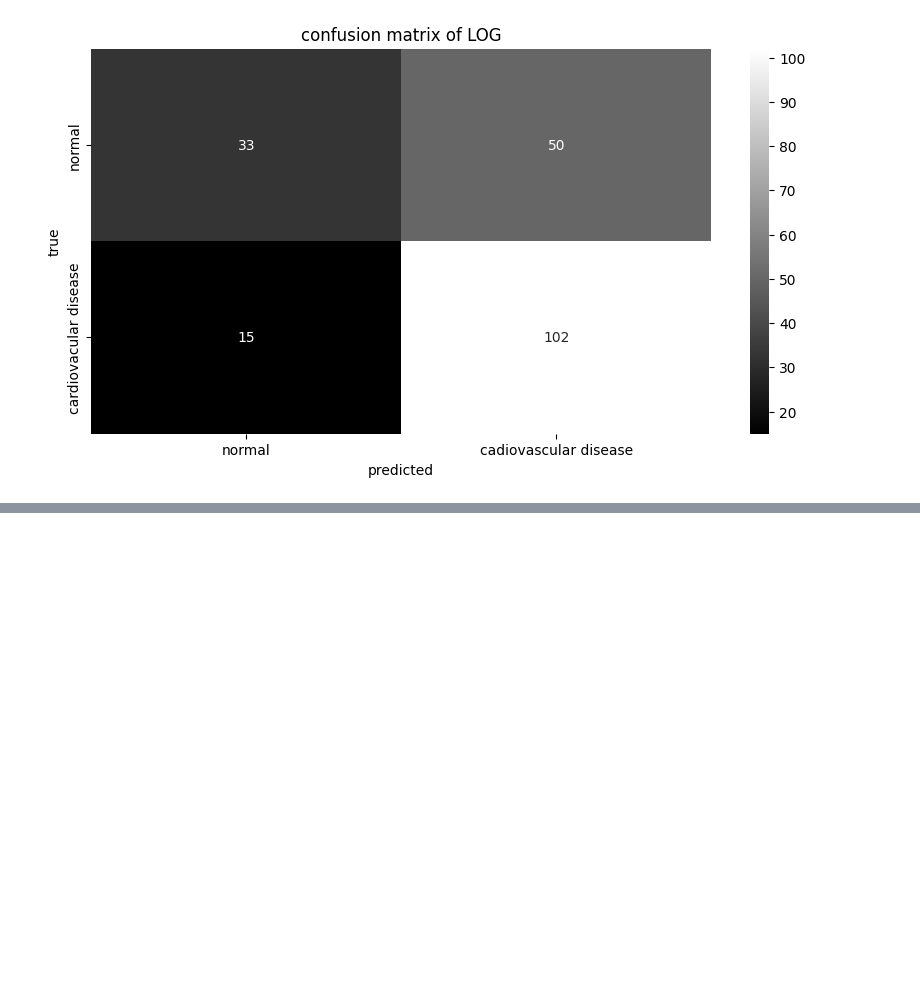
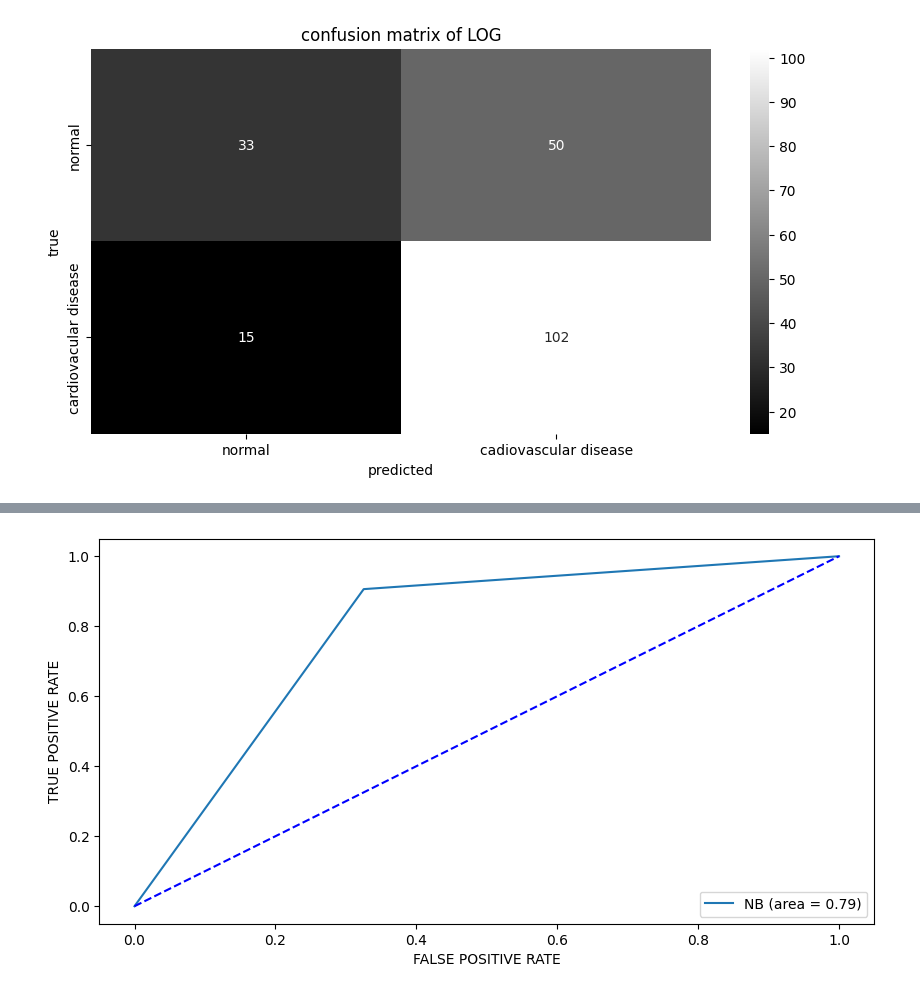
Before and after one commit to Teegee2000/cardiovascular-disease-predictions-leveraging-supervised-and-ensemble-machine-learning-models, a Jupyter notebook: cardiovascular_disease.ipynb, the cells around one changed output, grey strips where cells are left out. Cells and saved outputs as stored; diff of their text form; code cells hidden in the pictures; blank space fills up the shorter version.

```diff
--- a/cardiovascular_disease.ipynb
+++ b/cardiovascular_disease.ipynb
@@ -403,0 +434,13 @@ Text(0.5, 1.0, 'confusion matrix of LOG')
+# %%
+roc_auc = roc_auc_score(y_test, NB_pred)
+fpr, tpr, _=roc_curve(y_test, NB_pred)
+
+plt.figure(figsize=(10,5))
+plt.plot(fpr, tpr, label='NB (area = %0.2f)' % roc_auc)
+plt.plot([0,1],[0,1],linestyle='--',color='Blue')
+plt.xlabel('FALSE POSITIVE RATE')
+plt.ylabel('TRUE POSITIVE RATE')
+plt.legend(loc=4)
+plt.show()
+# %% [output]
+[figure, added]
```
Also changed, not shown: parts of 29 cells of this notebook.
